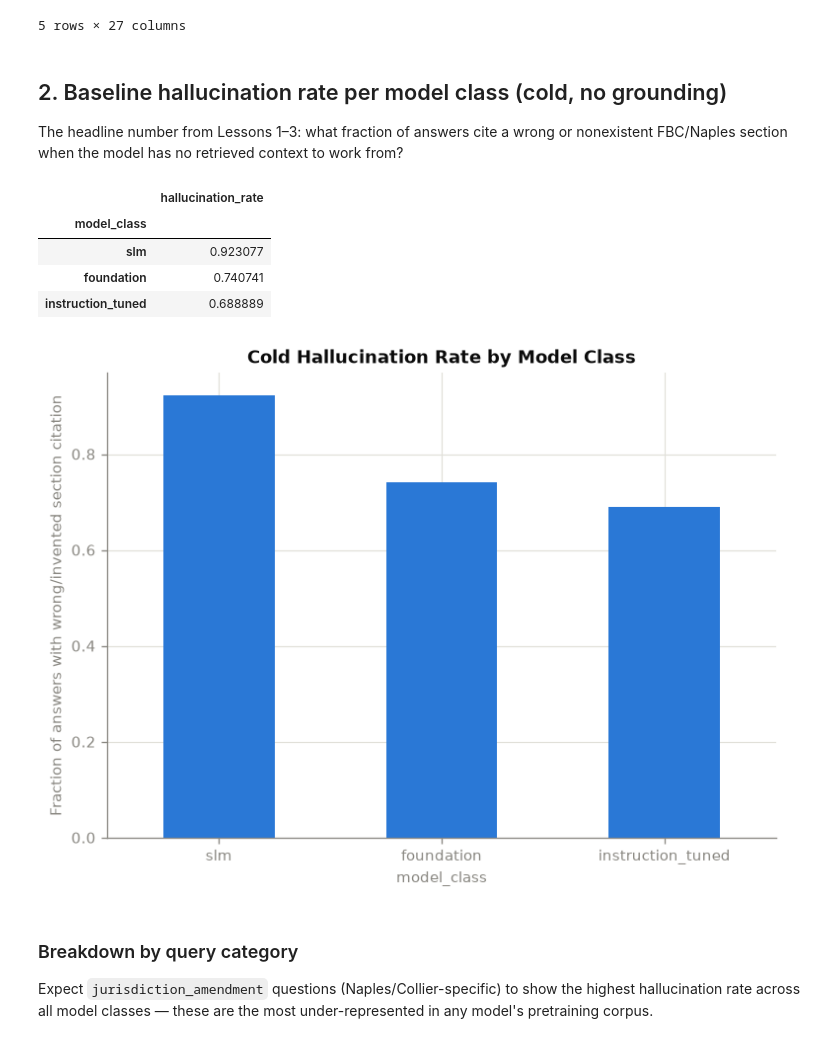
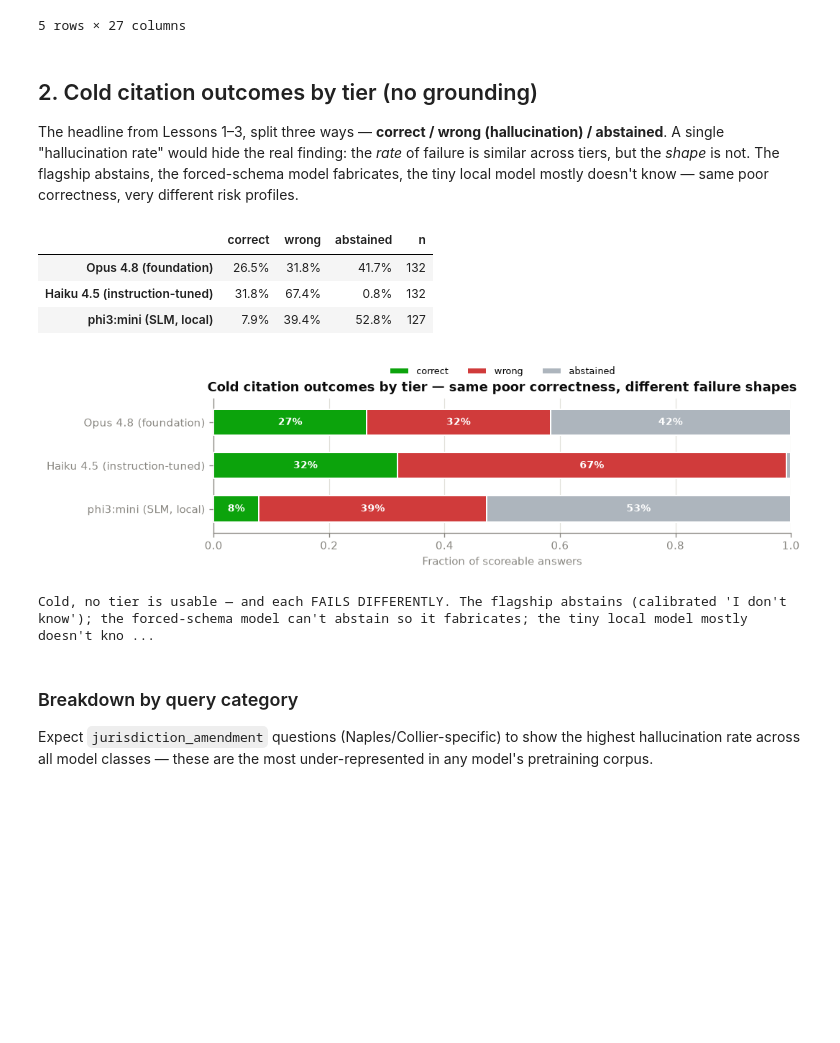
Before and after one commit to dotnetspark/fbc-model-routing-benchmark, a Jupyter notebook: analysis/benchmark_report.ipynb, the cells around one changed output. Cells and saved outputs as stored; diff of their text form; code cells hidden in the pictures; blank space fills up the shorter version.

```diff
--- a/analysis/benchmark_report.ipynb
+++ b/analysis/benchmark_report.ipynb
@@ -144,34 +146,60 @@ merged.head()
 | 4 | foundation | claude-opus-4-8 | q002 | # Minimum Headroom Clearance in M... | 7753.5792 | 32 | 487 | 0.012335 | ... |
 5 rows × 27 columns
 # %% [markdown]
-## 2. Baseline hallucination rate per model class (cold, no grounding)
+## 2. Cold citation outcomes by tier (no grounding)
 
-The headline number from Lessons 1–3: what fraction of answers cite a wrong or nonexistent FBC/Naples section when the model has no retrieved context to work from?
+The headline from Lessons 1–3, split three ways — **correct / wrong (hallucination) / abstained**. A single "hallucination rate" would hide the real finding: the *rate* of failure is similar across tiers, but the *shape* is not. The flagship abstains, the forced-schema model fabricates, the tiny local model mostly doesn't know — same poor correctness, very different risk profiles.
 # %%
 if not merged.empty:
     cold = merged[~merged["grounded"]]
-    hallucination_rate = (
-        cold.groupby("model_class")["citation_correct"]
-        .apply(lambda s: 1 - s.mean())
-        .rename("hallucination_rate")
-        .sort_values(ascending=False)
-    )
-    display(hallucination_rate.to_frame())
+    sc = cold[cold["gold_section_norm"].notna()]   # scoreable (drop q017: date, no section)
 
-    ax = hallucination_rate.plot(kind="bar", title="Cold Hallucination Rate by Model Class")
-    ax.set_ylabel("Fraction of answers with wrong/invented section citation")
-    plt.xticks(rotation=0)
-    plt.tight_layout()
-    plt.show()
+    def outcomes(mc):
+        d = sc[sc["model_class"] == mc]
+        n = len(d)
+        correct = int(d["citation_correct"].sum())
+        abstained = int(d["cited_section"].isna().sum())
+        return {"correct": correct / n, "wrong": (n - correct - abstained) / n,
+                "abstained": abstained / n, "n": n}
+
+    order = [m for m in ["foundation", "instruction_tuned", "slm"] if m in set(sc["model_class"])]
+    tbl = pd.DataFrame({MODEL_LABEL[m]: outcomes(m) for m in order}).T
+    display(tbl.style.format({"correct": "{:.1%}", "wrong": "{:.1%}",
+                              "abstained": "{:.1%}", "n": "{:.0f}"}))
+
+    fig, ax = plt.subplots(figsize=(9, 0.9 + 0.6 * len(order)))
+    tbl[["correct", "wrong", "abstained"]].plot(
+        kind="barh", stacked=True, ax=ax,
+        color=[STATUS["correct"], STATUS["wrong"], STATUS["abstained"]],
+        edgecolor="white", linewidth=1.2, width=0.6, zorder=3)
+    for i, m in enumerate(order):                    # direct segment labels
+        left = 0
+        for k in ("correct", "wrong", "abstained"):
+            v = tbl.loc[MODEL_LABEL[m], k]
+            if v > 0.06:
+                ax.text(left + v / 2, i, f"{v:.0%}", ha="center", va="center",
+                        color="white", fontsize=8.5, weight="bold", zorder=4)
+            left += v
+    ax.set_xlim(0, 1); ax.set_xlabel("Fraction of scoreable answers")
+    ax.set_title("Cold citation outcomes by tier — same poor correctness, different failure shapes")
+    ax.grid(axis="y", visible=False)
+    ax.legend(loc="lower center", bbox_to_anchor=(0.5, 1.10), ncol=3, fontsize=8, frameon=False)
+    ax.invert_yaxis()
+    plt.tight_layout(); plt.show()
+
+    print("Cold, no tier is usable — and each FAILS DIFFERENTLY. The flagship abstains (calibrated "
+          "'I don't know'); the forced-schema model can't abstain so it fabricates; the tiny local "
+          "model mostly doesn't know. A confident WRONG citation is the dangerous failure for a "
+          "compliance tool — which is exactly what the cheap schema model does most.")
 else:
     print("No merged data yet — populate results/ and data/ from Lessons 1-3.")
 # %% [output]
-|  | hallucination_rate |
-| model_class |  |
-| slm | 0.923077 |
-| foundation | 0.740741 |
-| instruction_tuned | 0.688889 |
+|  | correct | wrong | abstained | n |
+| Opus 4.8 (foundation) | 26.5% | 31.8% | 41.7% | 132 |
+| Haiku 4.5 (instruction-tuned) | 31.8% | 67.4% | 0.8% | 132 |
+| phi3:mini (SLM, local) | 7.9% | 39.4% | 52.8% | 127 |
-[figure, old version]
+[figure, new version]
+Cold, no tier is usable — and each FAILS DIFFERENTLY. The flagship abstains (calibrated 'I don't know'); the forced-schema model can't abstain so it fabricates; the tiny local model mostly doesn't kno ...
 # %% [markdown]
 ### Breakdown by query category
 
```
Also changed, not shown: parts of 6 cells of this notebook.
